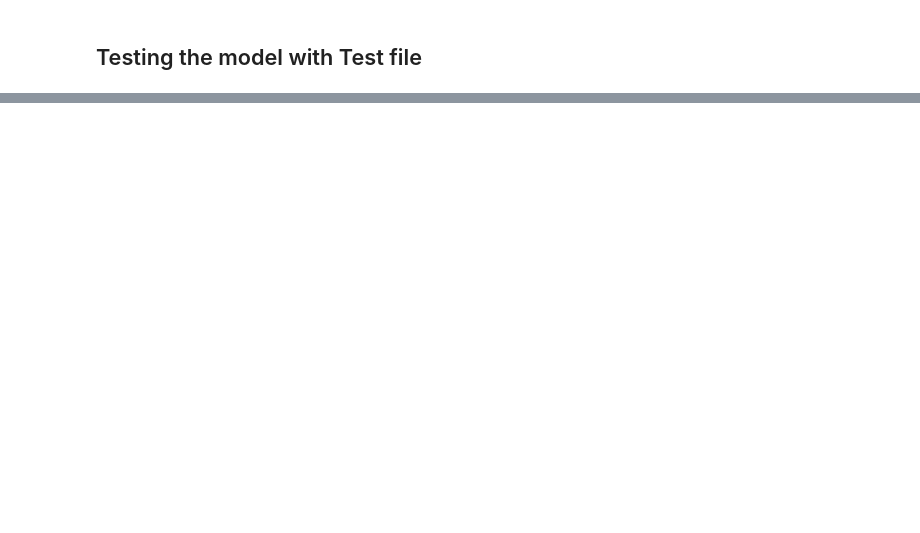
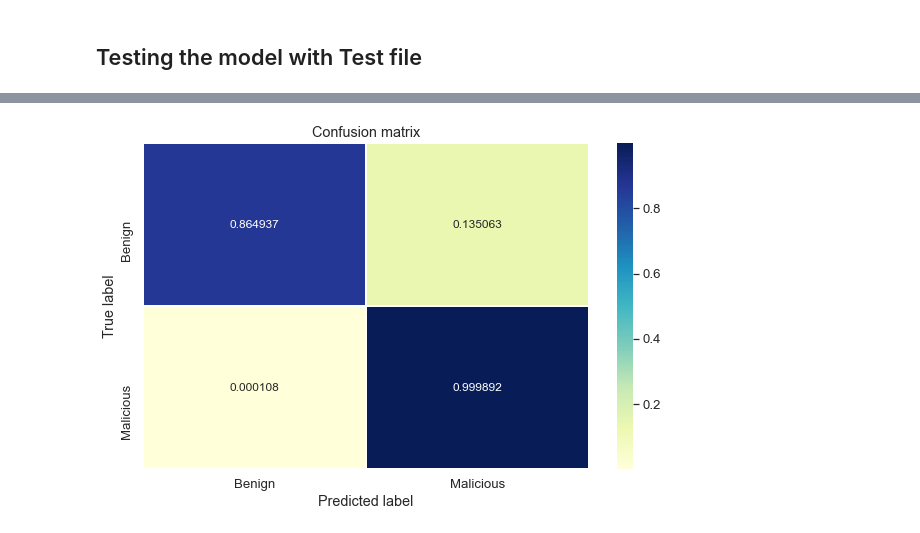
Before and after one commit to sks-hub/Capstone_Project, a Jupyter notebook: Capstone_Project_Outline.ipynb, the cells around one changed output, grey strips where cells are left out. Cells and saved outputs as stored; diff of their text form; code cells hidden in the pictures; blank space fills up the shorter version.

```diff
--- a/Capstone_Project_Outline.ipynb
+++ b/Capstone_Project_Outline.ipynb
@@ -118,9 +157,8 @@ df.head()
 le = LabelEncoder()
 df['conn_state'] = le.fit_transform(df['conn_state'])
 df['history'] = le.fit_transform(df['history'])
-df = pd.get_dummies(data=df,columns=['proto'])
 
-X = df.drop(['label', 'combined-label'], axis=1)
+X = df.drop(['label'], axis=1)
 y = df['label']
 y = le.fit_transform(y)
 
@@ -151,0 +197,4 @@ weighted avg       1.00      1.00      1.00      1000
+# %%
+plot_confusion_matrix(matrix,title = 'Confusion matrix')
+# %% [output]
+[figure, added]
```
Also changed, not shown: parts of 9 cells of this notebook, 3 other files.
